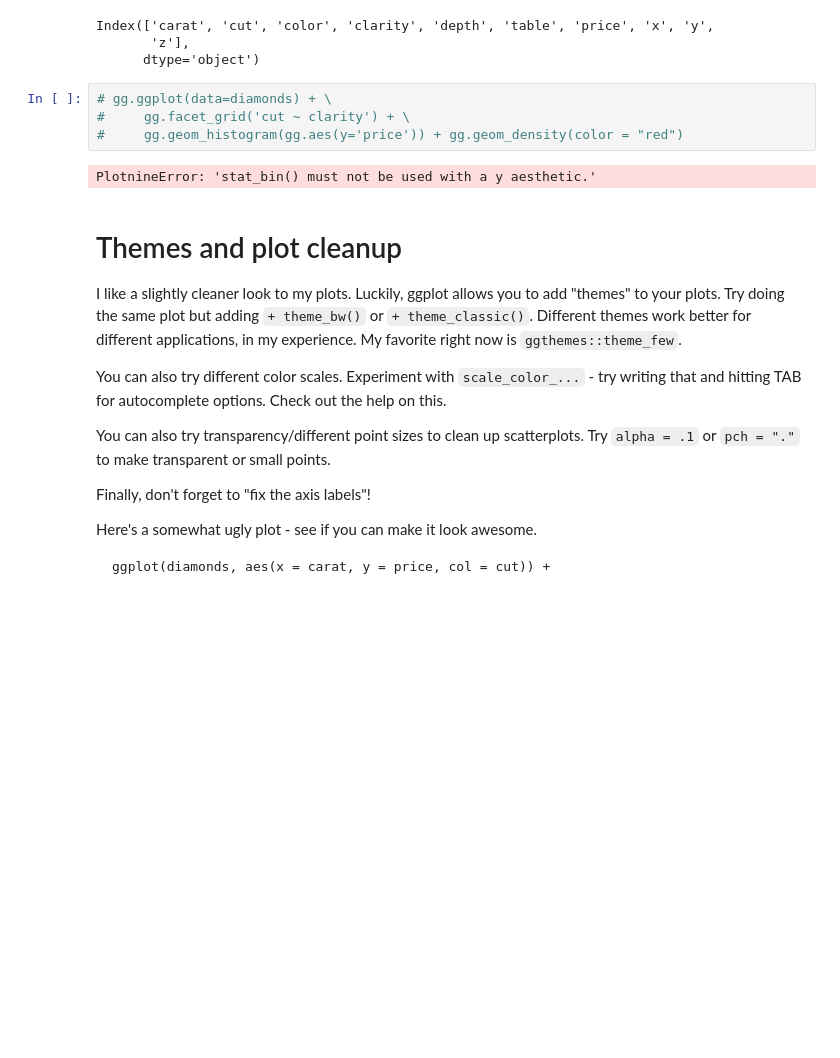
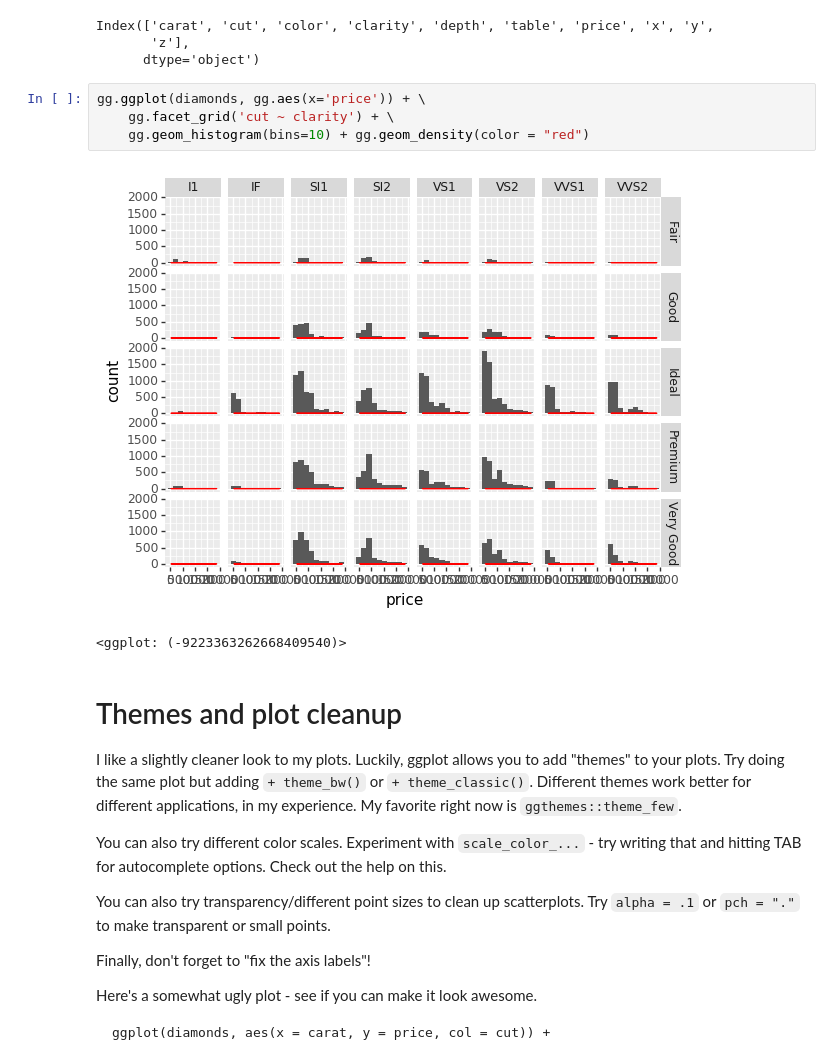
Before and after one commit to valkjsaaa/PSYCH-251-PS2, a Jupyter notebook: ggplot2_exercise.ipynb, the cells around one changed output. Saved outputs shown, nothing was run; the diff lists cells and outputs as text; blank space fills up the shorter version.

```diff
--- a/ggplot2_exercise.ipynb
+++ b/ggplot2_exercise.ipynb
@@ -156,11 +156,12 @@ Index(['carat', 'cut', 'color', 'clarity', 'depth', 'table', 'price', 'x', 'y',
        'z'],
       dtype='object')
 # %%
-# gg.ggplot(data=diamonds) + \
-#     gg.facet_grid('cut ~ clarity') + \
-#     gg.geom_histogram(gg.aes(y='price')) + gg.geom_density(color = "red")
+gg.ggplot(diamonds, gg.aes(x='price')) + \
+    gg.facet_grid('cut ~ clarity') + \
+    gg.geom_histogram(bins=10) + gg.geom_density(color = "red")
 # %% [output]
+[figure, added]
-PlotnineError: 'stat_bin() must not be used with a y aesthetic.'
+<ggplot: (-9223363262668409540)>
 # %% [markdown]
 # Themes and plot cleanup
 
```
Also changed, not shown: parts of 5 cells of this notebook, 1 other file.
